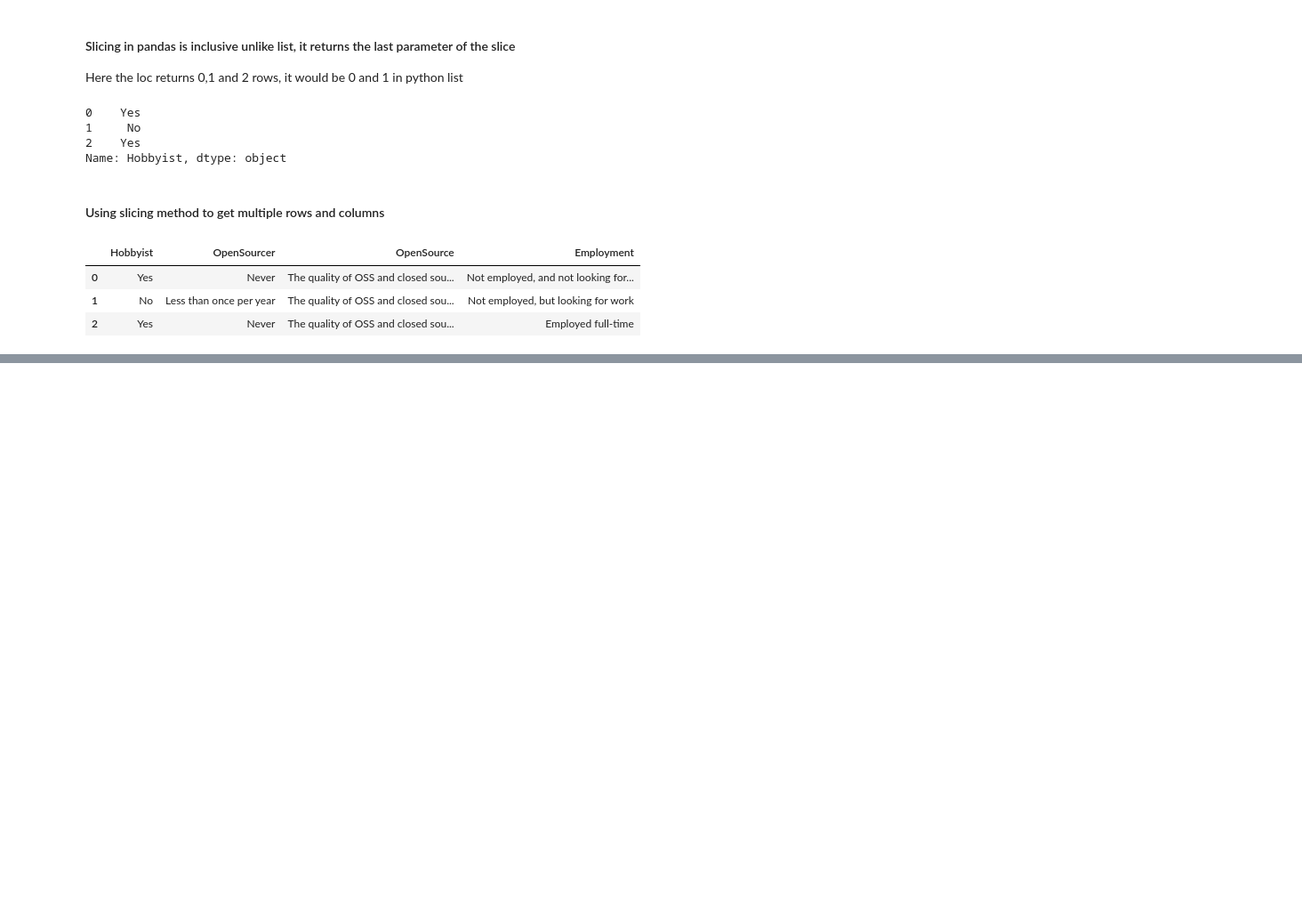
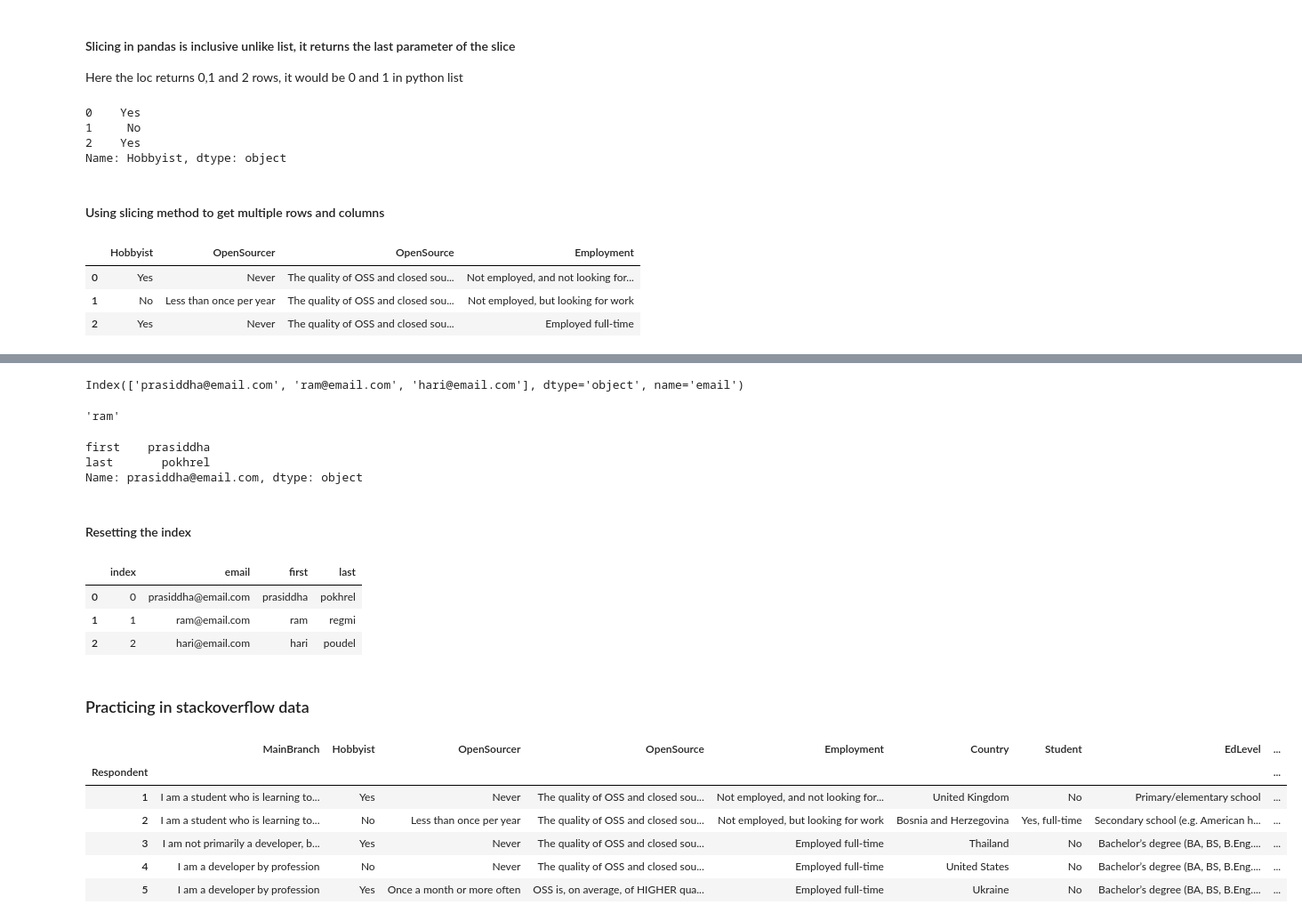
Before and after one commit to pkrlfamous/ML-Python, a Jupyter notebook: Pandas/pandas-practice.ipynb, the cells around one changed output, grey strips where cells are left out. Shown at 89% size. Saved outputs shown, nothing was run; the diff lists cells and outputs as text; code cells hidden in the pictures; blank space fills up the shorter version.

Commit message:
Update set reset and use of index (set_index, index_col)

```diff
--- a/Pandas/pandas-practice.ipynb
+++ b/Pandas/pandas-practice.ipynb
@@ -288,0 +315,48 @@ df.loc[0:2,'Hobbyist':'Employment']
+# %%
+df.index
+# %% [output]
+Index(['prasiddha@email.com', 'ram@email.com', 'hari@email.com'], dtype='object', name='email')
+# %%
+# accessing with index name (ram@email.com) and column name (first)
+df.loc['ram@email.com', 'first']
+# %% [output]
+'ram'
+# %%
+# now we can't use loc[0] but we can we iloc[0]
+# a = df.loc[0] # throws error
+# print(a)
+
+b = df.iloc[0]
+print(b)
+# %% [output]
+first    prasiddha
+last       pokhrel
+Name: prasiddha@email.com, dtype: object
+# %% [markdown]
+#### Resetting the index
+# %%
+df.reset_index(inplace = True)
+df
+# %% [output]
+|  | index | email | first | last |
+| 0 | 0 | prasiddha@email.com | prasiddha | pokhrel |
+| 1 | 1 | ram@email.com | ram | regmi |
+| 2 | 2 | hari@email.com | hari | poudel |
+# %% [markdown]
+### Practicing in stackoverflow data
+# %%
+df = pd.read_csv('data/survey_results_public.csv', index_col ='Respondent') # setting index when loading data with the column name 'Respondent'
+schema_df = pd.read_csv('data/survey_results_schema.csv', index_col = 'Column')
+# %%
+pd.set_option('display.max_columns', 85)
+pd.set_option('display.max_rows', 85)
+# %%
+df.head()
+# %% [output]
+|  | MainBranch | Hobbyist | OpenSourcer | OpenSource | Employment | Country | Student | EdLevel | ... |
+| Respondent |  |  |  |  |  |  |  |  | ... |
+| 1 | I am a student who is learning to... | Yes | Never | The quality of OSS and closed sou... | Not employed, and not looking for... | United Kingdom | No | Primary/elementary school | ... |
+| 2 | I am a student who is learning to... | No | Less than once per year | The quality of OSS and closed sou... | Not employed, but looking for work | Bosnia and Herzegovina | Yes, full-time | Secondary school (e.g. American h... | ... |
+| 3 | I am not primarily a developer, b... | Yes | Never | The quality of OSS and closed sou... | Employed full-time | Thailand | No | Bachelor’s degree (BA, BS, B.Eng.... | ... |
+| 4 | I am a developer by profession | No | Never | The quality of OSS and closed sou... | Employed full-time | United States | No | Bachelor’s degree (BA, BS, B.Eng.... | ... |
+| 5 | I am a developer by profession | Yes | Once a month or more often | OSS is, on average, of HIGHER qua... | Employed full-time | Ukraine | No | Bachelor’s degree (BA, BS, B.Eng.... | ... |
```
Also changed, not shown: parts of 18 cells of this notebook.
